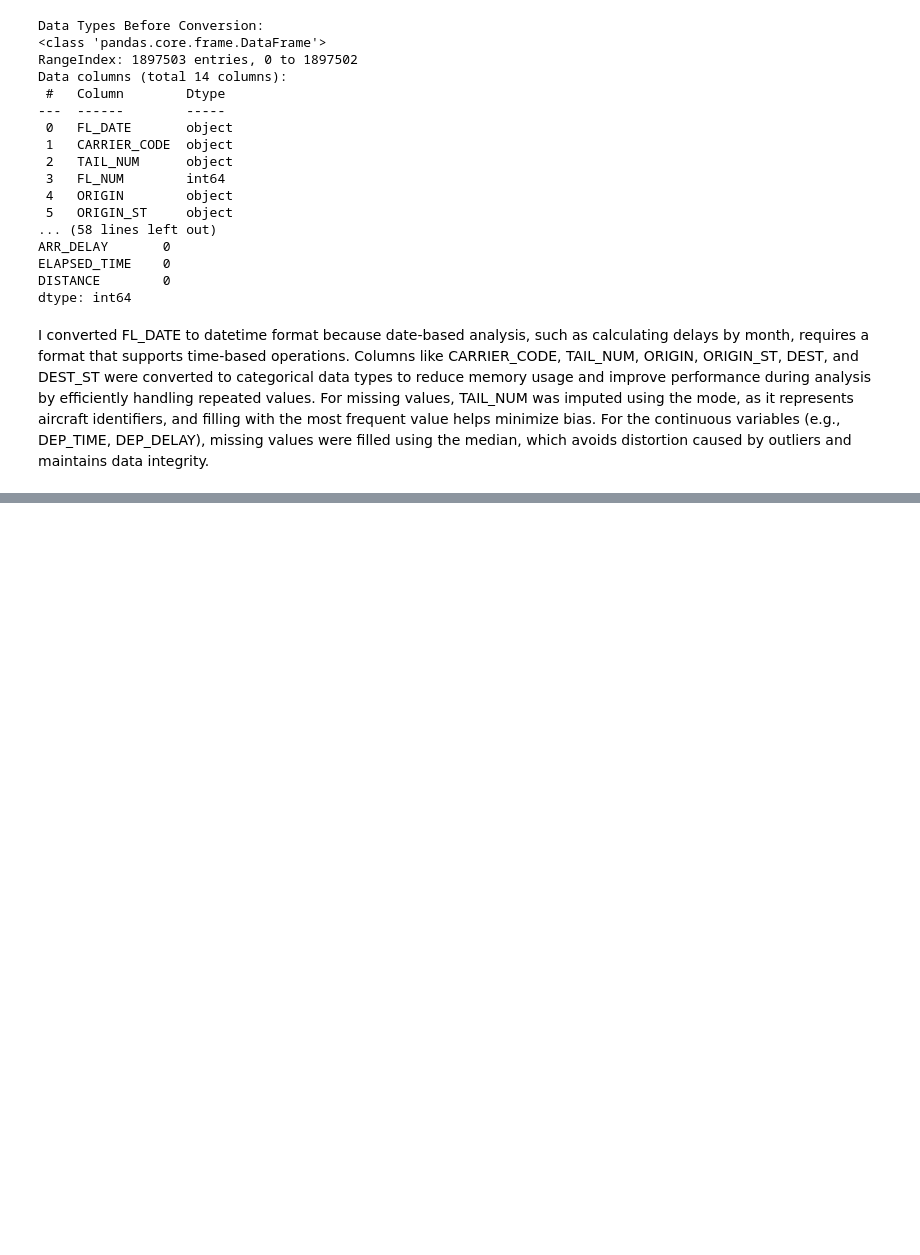
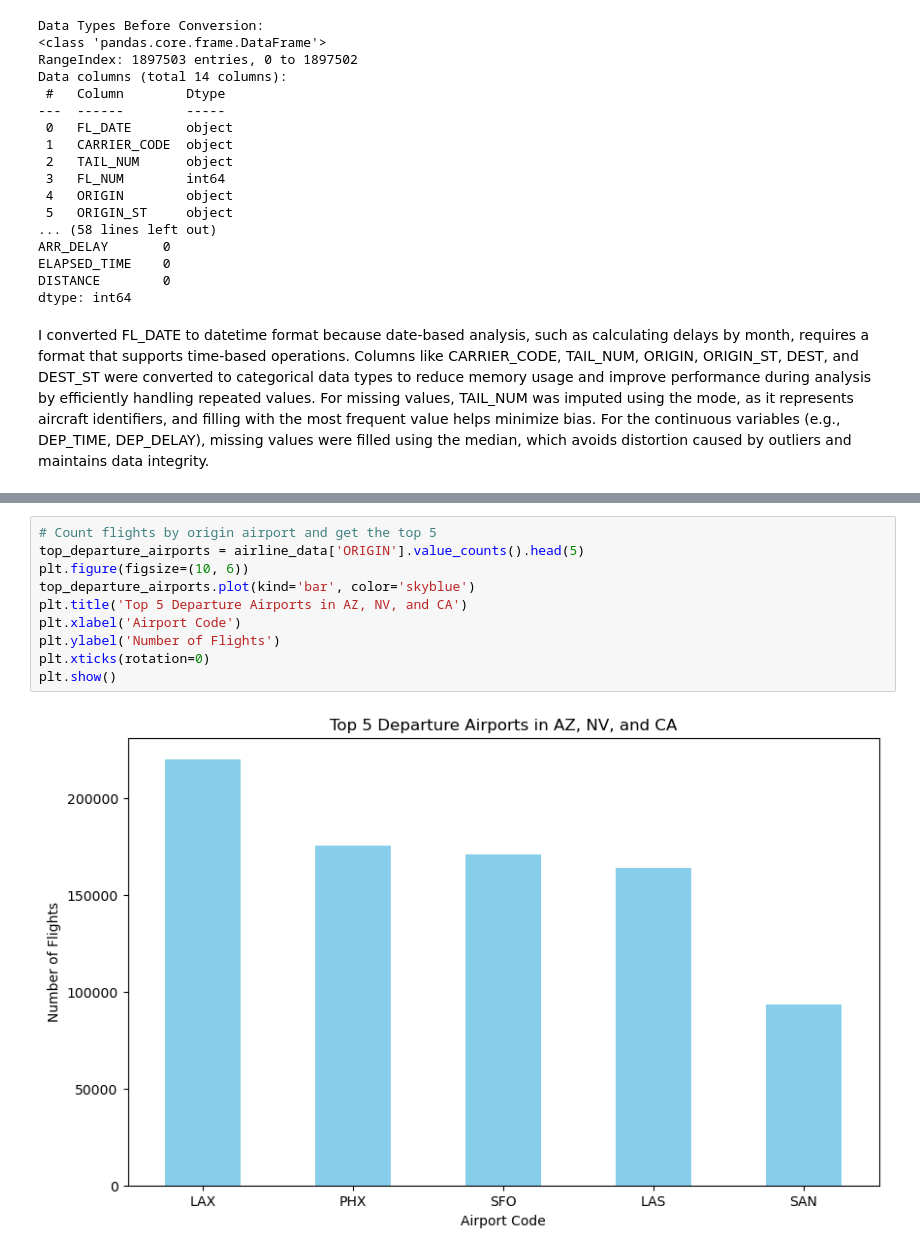
Before and after one commit to narraje/DSPracticum1, a Jupyter notebook: dsGroupProject.ipynb, the cells around one changed output, grey strips where cells are left out. Saved outputs shown, nothing was run; the diff lists cells and outputs as text; blank space fills up the shorter version.

```diff
--- a/dsGroupProject.ipynb
+++ b/dsGroupProject.ipynb
@@ -69,0 +100,12 @@ I converted FL_DATE to datetime format because date-based analysis, such as calc
+# %%
+# Count flights by origin airport and get the top 5
+top_departure_airports = airline_data['ORIGIN'].value_counts().head(5)
+plt.figure(figsize=(10, 6))
+top_departure_airports.plot(kind='bar', color='skyblue')
+plt.title('Top 5 Departure Airports in AZ, NV, and CA')
+plt.xlabel('Airport Code')
+plt.ylabel('Number of Flights')
+plt.xticks(rotation=0)
+plt.show()
+# %% [output]
+[figure, added]
```
Also changed, not shown: parts of 5 cells of this notebook.
